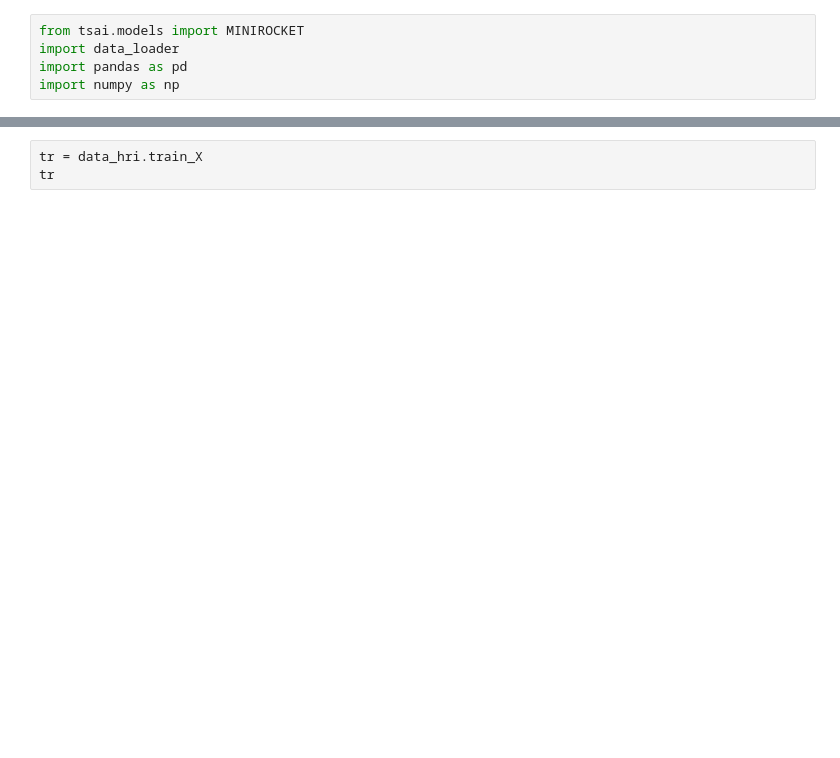
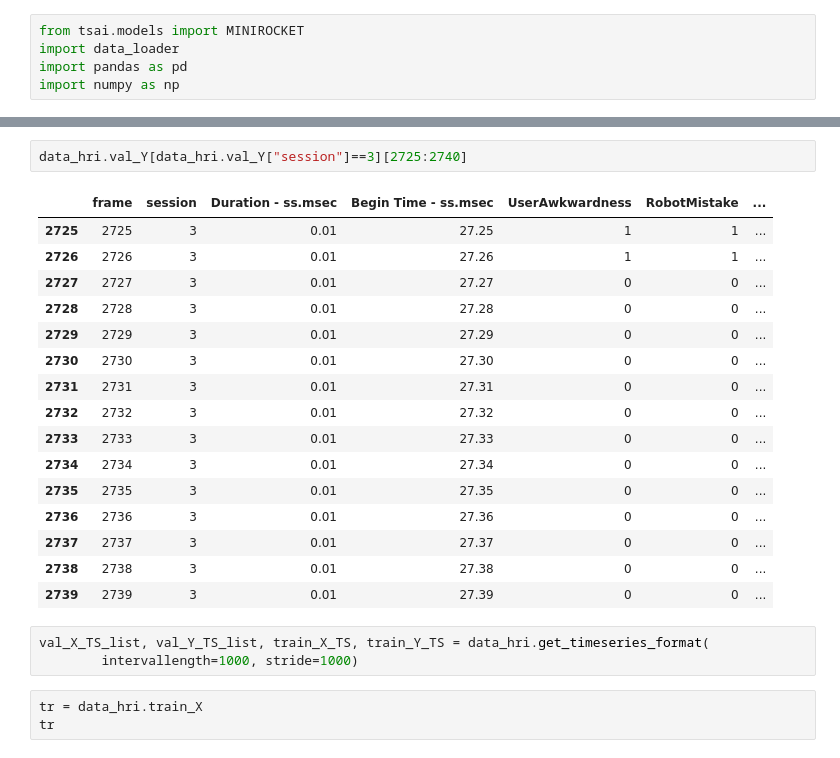
Before and after one commit to lwachowiak/HRI-Error-Detection-STAI, a Jupyter notebook: code/testing.ipynb, the cells around one changed output, grey strips where cells are left out. Cells and saved outputs as stored; diff of their text form; blank space fills up the shorter version.

```diff
--- a/code/testing.ipynb
+++ b/code/testing.ipynb
@@ -10,3 +26,25 @@ data_hri = data_loader.DataLoader_HRI("../data/")
+# %%
+data_hri.val_Y[data_hri.val_Y["session"]==3][2725:2740]
+# %% [output]
+|  | frame | session | Duration - ss.msec | Begin Time - ss.msec | UserAwkwardness | RobotMistake | ... |
+| 2725 | 2725 | 3 | 0.01 | 27.25 | 1 | 1 | ... |
+| 2726 | 2726 | 3 | 0.01 | 27.26 | 1 | 1 | ... |
+| 2727 | 2727 | 3 | 0.01 | 27.27 | 0 | 0 | ... |
+| 2728 | 2728 | 3 | 0.01 | 27.28 | 0 | 0 | ... |
+| 2729 | 2729 | 3 | 0.01 | 27.29 | 0 | 0 | ... |
+| 2730 | 2730 | 3 | 0.01 | 27.30 | 0 | 0 | ... |
+| 2731 | 2731 | 3 | 0.01 | 27.31 | 0 | 0 | ... |
+| 2732 | 2732 | 3 | 0.01 | 27.32 | 0 | 0 | ... |
+| 2733 | 2733 | 3 | 0.01 | 27.33 | 0 | 0 | ... |
+| 2734 | 2734 | 3 | 0.01 | 27.34 | 0 | 0 | ... |
+| 2735 | 2735 | 3 | 0.01 | 27.35 | 0 | 0 | ... |
+| 2736 | 2736 | 3 | 0.01 | 27.36 | 0 | 0 | ... |
+| 2737 | 2737 | 3 | 0.01 | 27.37 | 0 | 0 | ... |
+| 2738 | 2738 | 3 | 0.01 | 27.38 | 0 | 0 | ... |
+| 2739 | 2739 | 3 | 0.01 | 27.39 | 0 | 0 | ... |
+# %%
+val_X_TS_list, val_Y_TS_list, train_X_TS, train_Y_TS = data_hri.get_timeseries_format(
+        intervallength=1000, stride=1000)
 # %%
 tr = data_hri.train_X
 tr
```
Also changed, not shown: parts of 8 cells of this notebook, 2 other files.
